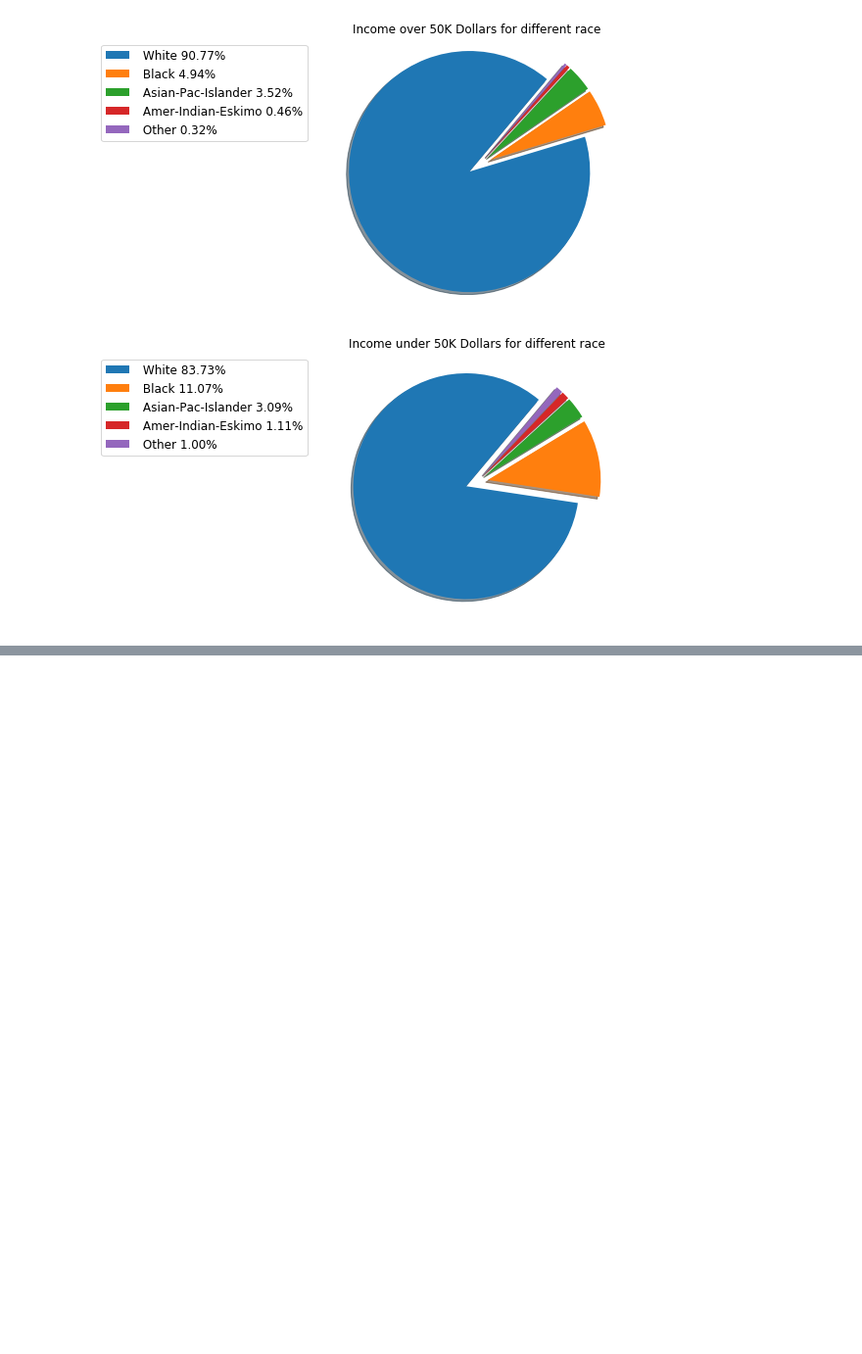
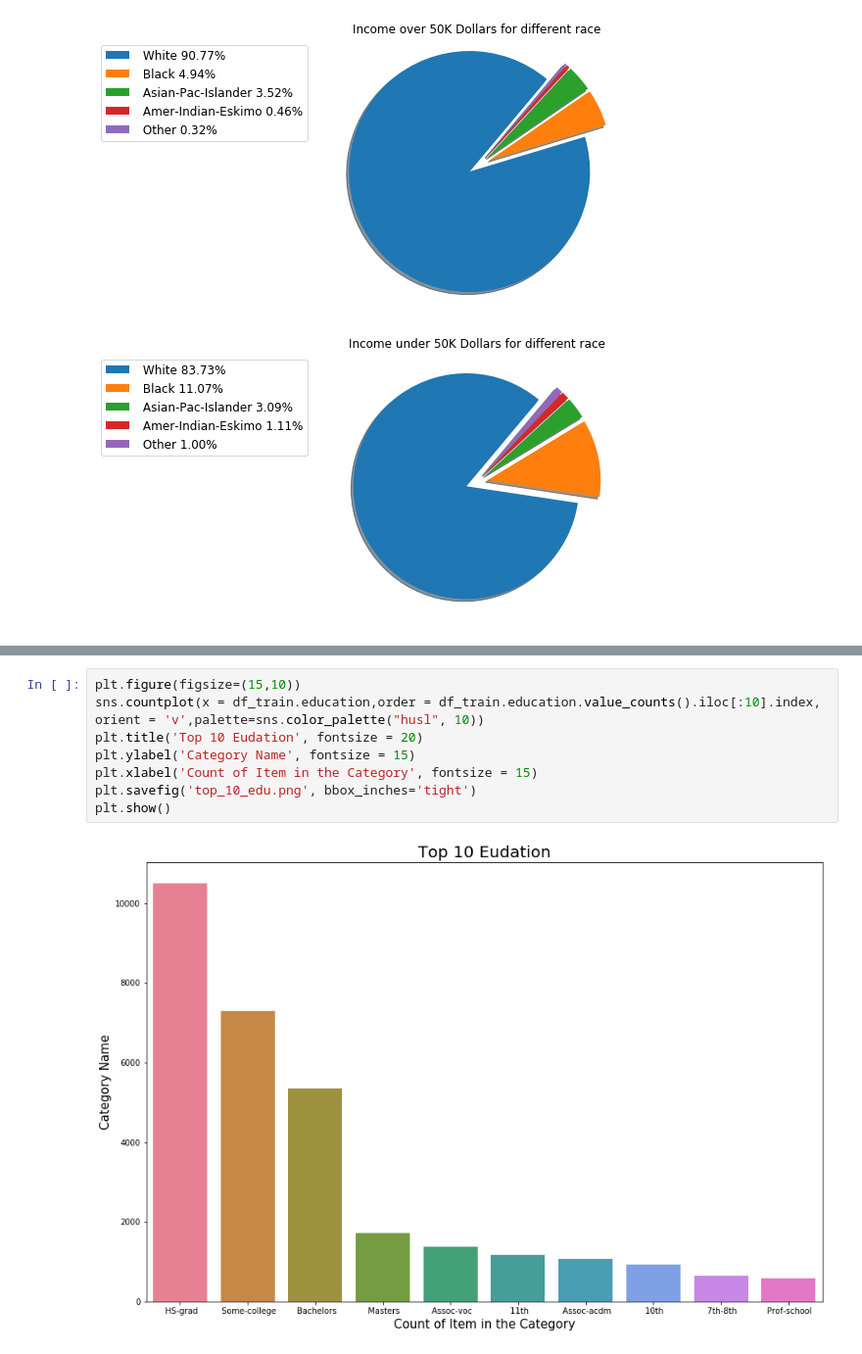
Before and after one commit to kylechang523/ECE180-Final-Project-Personal-Income-Analysis-and-Prediction, a Jupyter notebook: Race_and_Education.ipynb, the cells around one changed output, grey strips where cells are left out. Shown: that part at 98% size. Saved outputs shown, nothing was run; the diff lists cells and outputs as text; blank space fills up the shorter version.

```diff
--- a/Race_and_Education.ipynb
+++ b/Race_and_Education.ipynb
@@ -127,0 +154,10 @@ plt.show()
+# %%
+plt.figure(figsize=(15,10))
+sns.countplot(x = df_train.education,order = df_train.education.value_counts().iloc[:10].index, orient = 'v',palette=sns.color_palette("husl", 10))
+plt.title('Top 10 Eudation', fontsize = 20)
+plt.ylabel('Category Name', fontsize = 15)
+plt.xlabel('Count of Item in the Category', fontsize = 15)
+plt.savefig('top_10_edu.png', bbox_inches='tight')
+plt.show()
+# %% [output]
+[figure, added]
```
Also changed, not shown: parts of 2 cells of this notebook.
